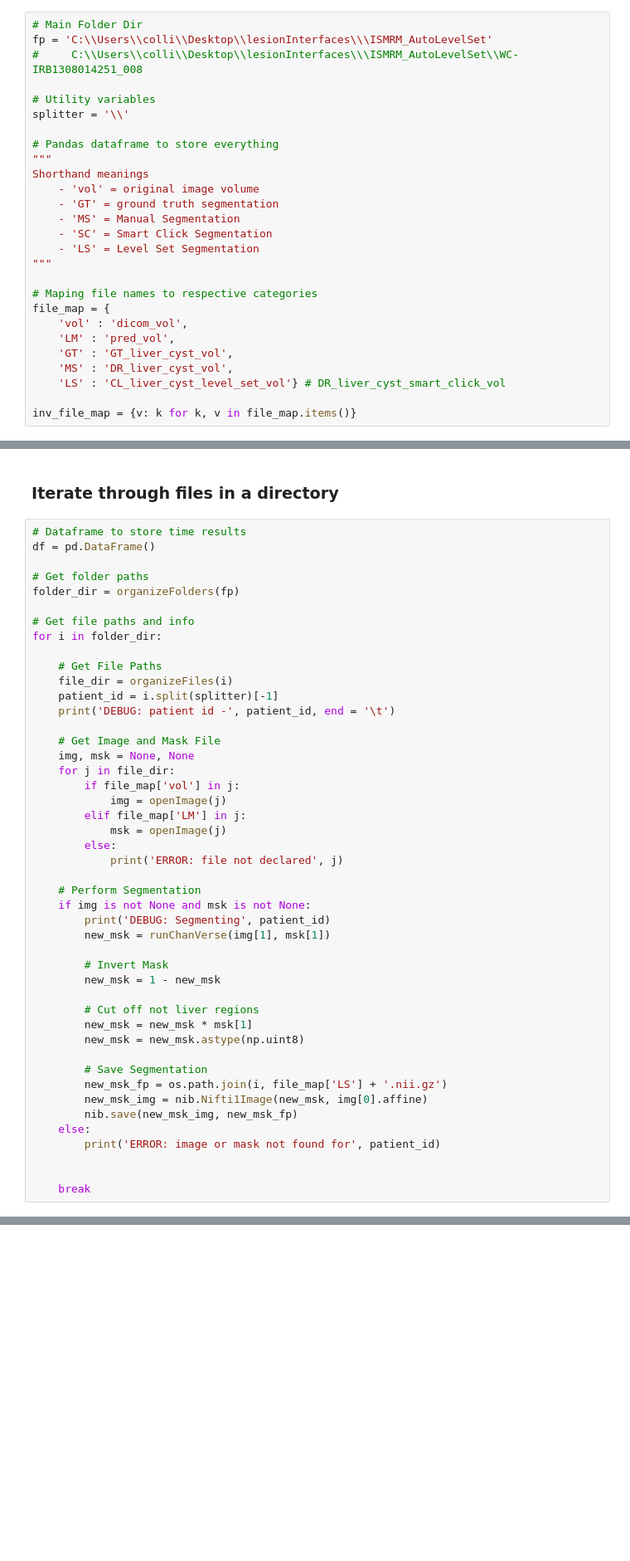
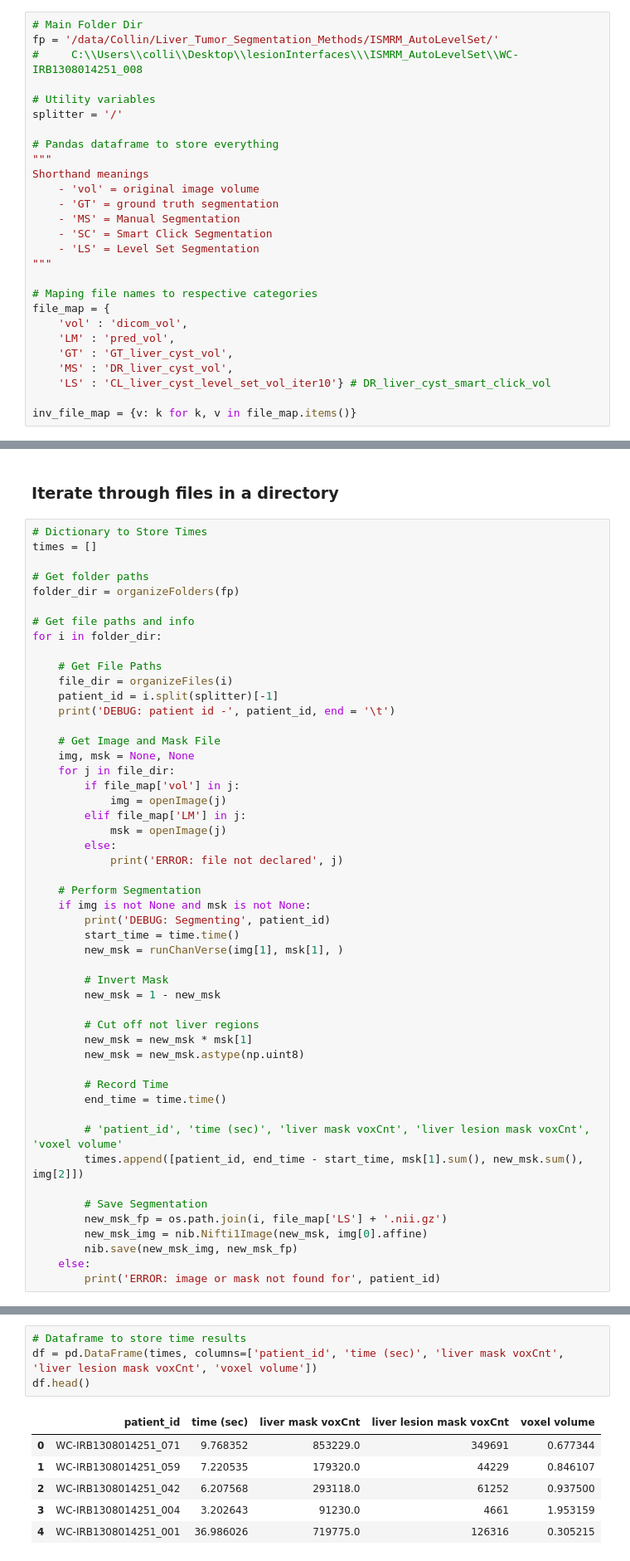
Before and after one commit to collinli2022/Liver_Tumor_Segmentation_Methods, a Jupyter notebook: AutoLevelSet.ipynb, the cells around one changed output, grey strips where cells are left out. Shown: that part at 83% size. Saved outputs shown, nothing was run; the diff lists cells and outputs as text; blank space fills up the shorter version.

```diff
--- a/AutoLevelSet.ipynb
+++ b/AutoLevelSet.ipynb
@@ -13,11 +14,11 @@ import pandas as pd
 from tqdm.notebook import tqdm
 # %%
 # Main Folder Dir
-fp = 'C:\\Users\\colli\\Desktop\\lesionInterfaces\\\ISMRM_AutoLevelSet'
+fp = '/data/Collin/Liver_Tumor_Segmentation_Methods/ISMRM_AutoLevelSet/'
 #     C:\\Users\\colli\\Desktop\\lesionInterfaces\\\ISMRM_AutoLevelSet\\WC-IRB1308014251_008
 
 # Utility variables
-splitter = '\\'
+splitter = '/'
 
 # Pandas dataframe to store everything
 """
@@ -35,7 +36,7 @@ file_map = {
     'LM' : 'pred_vol',
     'GT' : 'GT_liver_cyst_vol',
     'MS' : 'DR_liver_cyst_vol',
-    'LS' : 'CL_liver_cyst_level_set_vol'} # DR_liver_cyst_smart_click_vol
+    'LS' : 'CL_liver_cyst_level_set_vol_iter10'} # DR_liver_cyst_smart_click_vol
 
 inv_file_map = {v: k for k, v in file_map.items()}
 # %% [markdown]
@@ -266,8 +267,8 @@ def runChanVerse(img, msk):
 # %% [markdown]
 ### Iterate through files in a directory
 # %%
-# Dataframe to store time results
-df = pd.DataFrame()
+# Dictionary to Store Times
+times = []
 
 # Get folder paths
 folder_dir = organizeFolders(fp)
@@ -293,7 +294,8 @@ for i in folder_dir:
     # Perform Segmentation
     if img is not None and msk is not None:
         print('DEBUG: Segmenting', patient_id)
-        new_msk = runChanVerse(img[1], msk[1])
+        start_time = time.time()
+        new_msk = runChanVerse(img[1], msk[1], )
 
         # Invert Mask
         new_msk = 1 - new_msk
@@ -302,13 +304,16 @@ for i in folder_dir:
         new_msk = new_msk * msk[1]
         new_msk = new_msk.astype(np.uint8)
 
+        # Record Time
+        end_time = time.time()
+
+        # 'patient_id', 'time (sec)', 'liver mask voxCnt', 'liver lesion mask voxCnt', 'voxel volume'
+        times.append([patient_id, end_time - start_time, msk[1].sum(), new_msk.sum(), img[2]])
+
         # Save Segmentation
         new_msk_fp = os.path.join(i, file_map['LS'] + '.nii.gz')
         new_msk_img = nib.Nifti1Image(new_msk, img[0].affine)
         nib.save(new_msk_img, new_msk_fp)
     else:
         print('ERROR: image or mask not found for', patient_id)
-
-
-    break
 # %% [output]
@@ -316,0 +356,11 @@ DEBUG: patient id - WC-IRB1308014251_001        DEBUG: Segmenting WC-IRB13080142
+# %%
+# Dataframe to store time results
+df = pd.DataFrame(times, columns=['patient_id', 'time (sec)', 'liver mask voxCnt', 'liver lesion mask voxCnt', 'voxel volume'])
+df.head()
+# %% [output]
+|  | patient_id | time (sec) | liver mask voxCnt | liver lesion mask voxCnt | voxel volume |
+| 0 | WC-IRB1308014251_071 | 9.768352 | 853229.0 | 349691 | 0.677344 |
+| 1 | WC-IRB1308014251_059 | 7.220535 | 179320.0 | 44229 | 0.846107 |
+| 2 | WC-IRB1308014251_042 | 6.207568 | 293118.0 | 61252 | 0.937500 |
+| 3 | WC-IRB1308014251_004 | 3.202643 | 91230.0 | 4661 | 1.953159 |
+| 4 | WC-IRB1308014251_001 | 36.986026 | 719775.0 | 126316 | 0.305215 |
```
Also changed, not shown: parts of 3 cells of this notebook, 4 other files.
